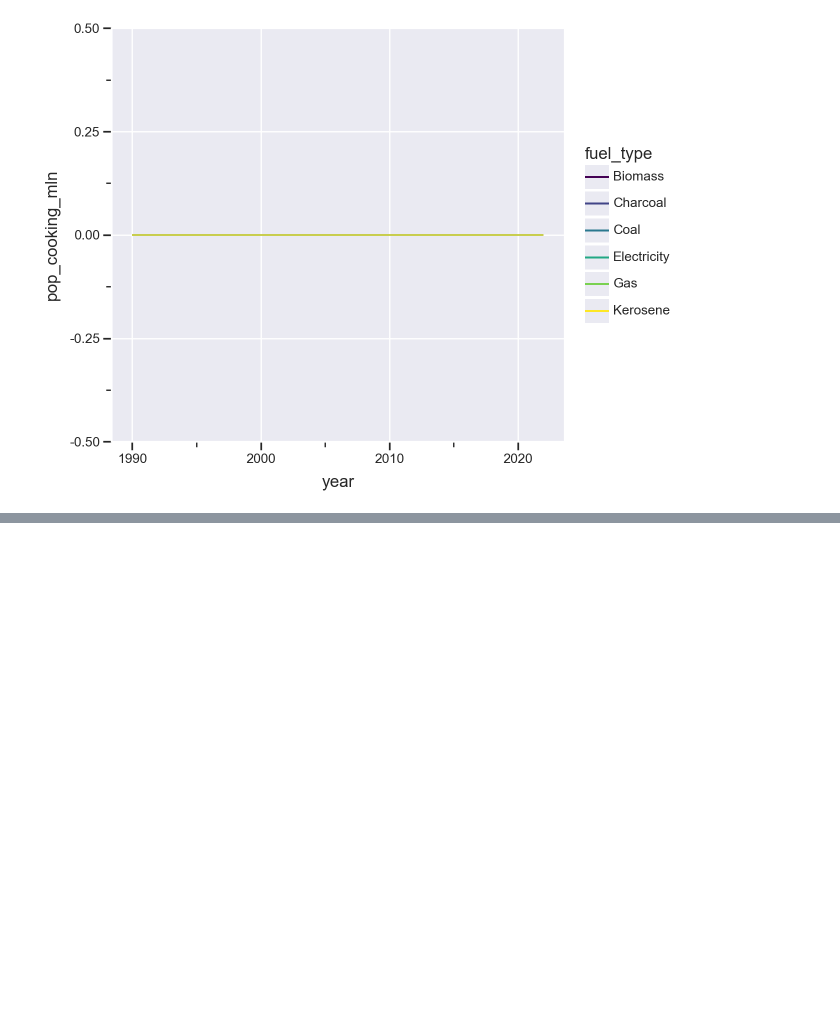
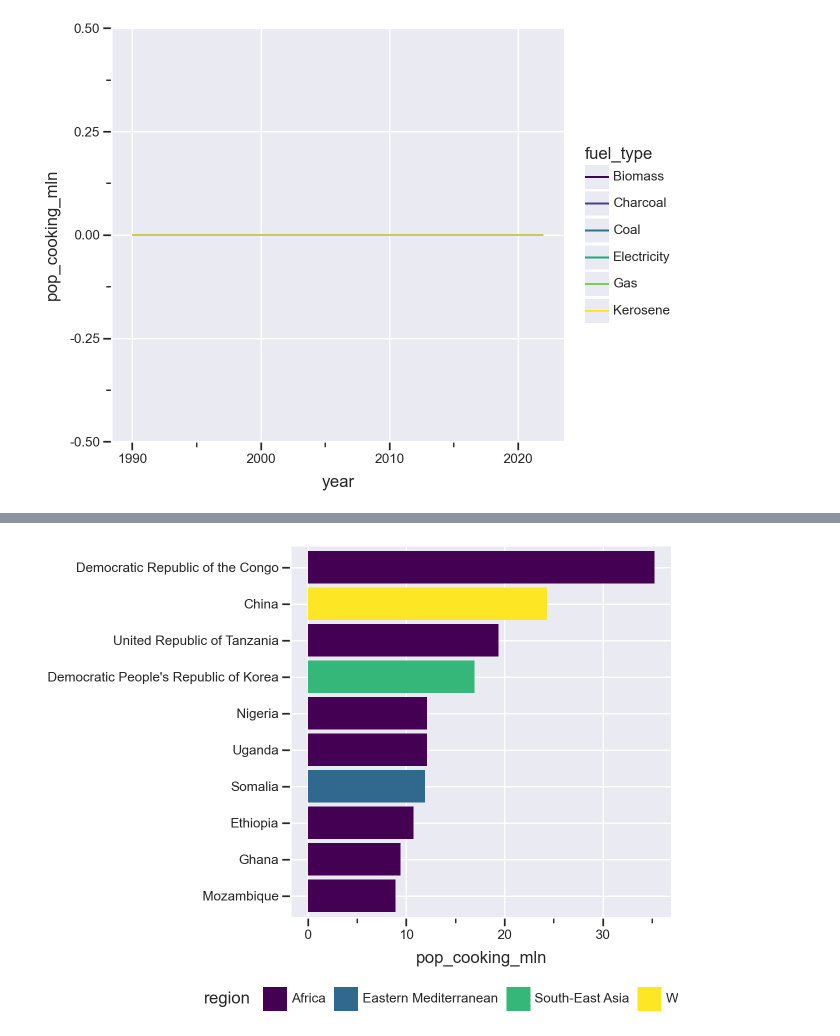
Before and after one commit to melkerliljegren/Data-Literacy-with-Python-MNXB08, a Jupyter notebook: Practical_2/prep.ipynb, the cells around one changed output, grey strips where cells are left out. Saved outputs shown, nothing was run; the diff lists cells and outputs as text; code cells hidden in the pictures; blank space fills up the shorter version.

```diff
--- a/Practical_2/prep.ipynb
+++ b/Practical_2/prep.ipynb
@@ -621,0 +659,19 @@ pop_years_df=(
+# %%
+(fuel_types
+    .filter(pl.col("fuel_type").str.ends_with("oal"),
+            pl.col("year")==2022,
+            pl.col("pop_cooking_mln")>0)
+    .group_by("region", "country")
+    .agg(pl.col("pop_cooking_mln").sum())
+    .sort("pop_cooking_mln", descending=True)
+    .head(10)
+    .pipe(ggplot)
+    +geom_col(aes(x="reorder(country, pop_cooking_mln)", y="pop_cooking_mln", fill="region"))
+    +scale_fill_cmap_d()
+    +coord_flip()
+    +theme_seaborn()
+    +theme(legend_position="bottom",
+           axis_title_y=element_blank())
+)
+# %% [output]
+[figure, added]
```
Also changed, not shown: parts of 5 cells of this notebook.
